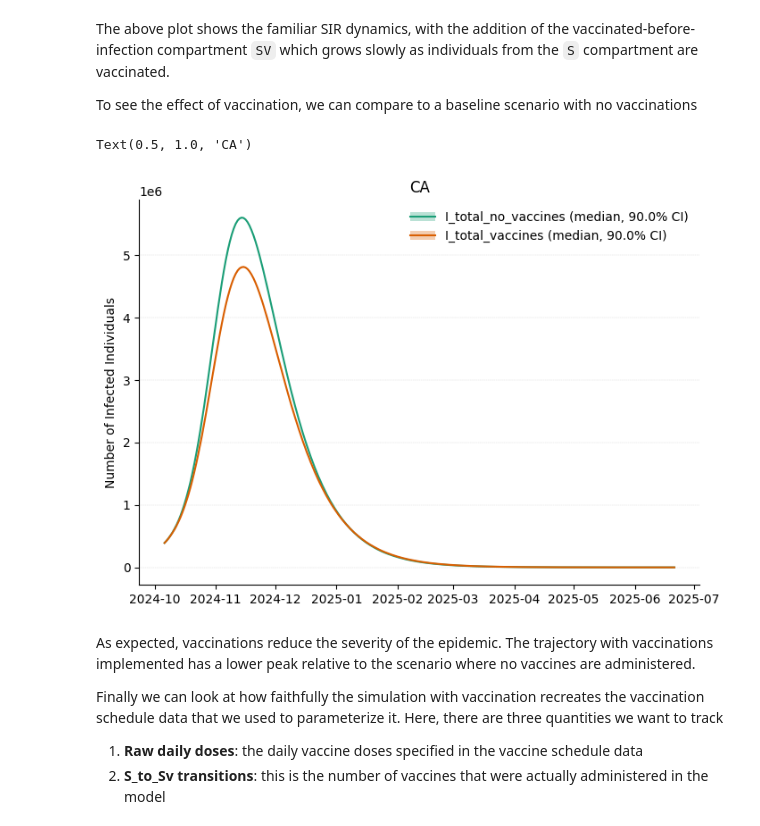
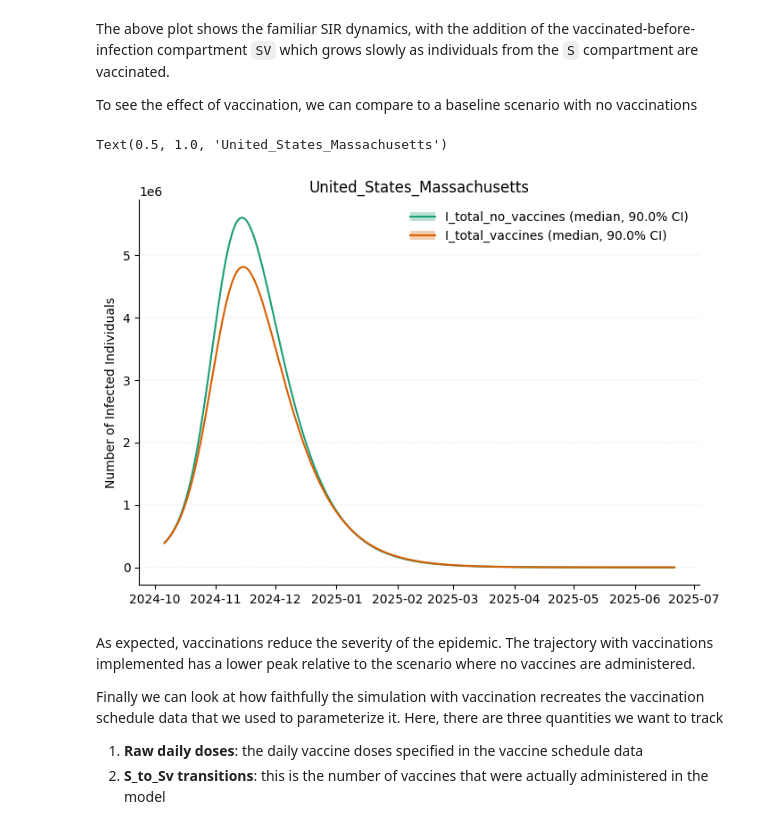
Before and after one commit to mobs-lab/epymodelingsuite, a Jupyter notebook: tutorials/Tutorial_Vaccinations.ipynb, the cells around one changed output. Cells and saved outputs as stored; diff of their text form; code cells hidden in the pictures.

```diff
--- a/tutorials/Tutorial_Vaccinations.ipynb
+++ b/tutorials/Tutorial_Vaccinations.ipynb
@@ -89,7 +120,6 @@ Finally, we can add the `vaccination_schedule` and the `vaccine_probability_func
 model = add_vaccination_schedule(
     model=model,
     vaccine_probability_function = vaccine_probability_function,
-    location ="Massachusetts",
     source_comp="S",
     target_comp="SV",
     vaccination_schedule = vaccination_schedule
@@ -149,7 +179,6 @@ for name, vacc_sched in configs:
     model = add_vaccination_schedule(
         model=model,
         vaccine_probability_function = vaccine_probability_function,
-        location ="California",
         source_comp="S",
         target_comp="SV",
         vaccination_schedule = vacc_sched
@@ -163,36 +192,36 @@ for name, vacc_sched in configs:
             "S": 0.99 * model.population.Nk.sum(),
             "SV": 0.0,
             "I": 0.01 * model.population.Nk.sum(),
             "R": 0.0},
         Nsim=25
     )
 
 # Get quantiles and merge
 dfs = {}
 for name, result in data.items():
     df = result.get_quantiles_compartments()
     # Add suffix to all columns except merge keys
     for col in df.columns:
         if col not in ["date", "quantile"]:
             df = df.rename(columns={col: f"{col}_{name}"})
     dfs[name] = df
 
 # Merge DataFrames
 merged_df = dfs["no_vaccines"].merge(dfs["vaccines"], on=["date", "quantile"])
 
 # Plot results
 fig, ax = plt.subplots(figsize=(7, 5))
 plot_quantiles(
     merged_df,
     columns=["I_total_no_vaccines", "I_total_vaccines"],
     legend_loc="upper right",
     ax=ax
 )
 ax.set_ylabel("Number of Infected Individuals")
-ax.set_title("CA")
+ax.set_title(model.population.name)
 # %% [output]
-Text(0.5, 1.0, 'CA')
+Text(0.5, 1.0, 'United_States_Massachusetts')
-[figure, old version]
+[figure, new version]
 # %% [markdown]
 As expected, vaccinations reduce the severity of the epidemic. The trajectory with vaccinations implemented has a lower peak relative to the scenario where no vaccines are administered.
 
```
Also changed, not shown: parts of 5 cells of this notebook, 6 other files.
